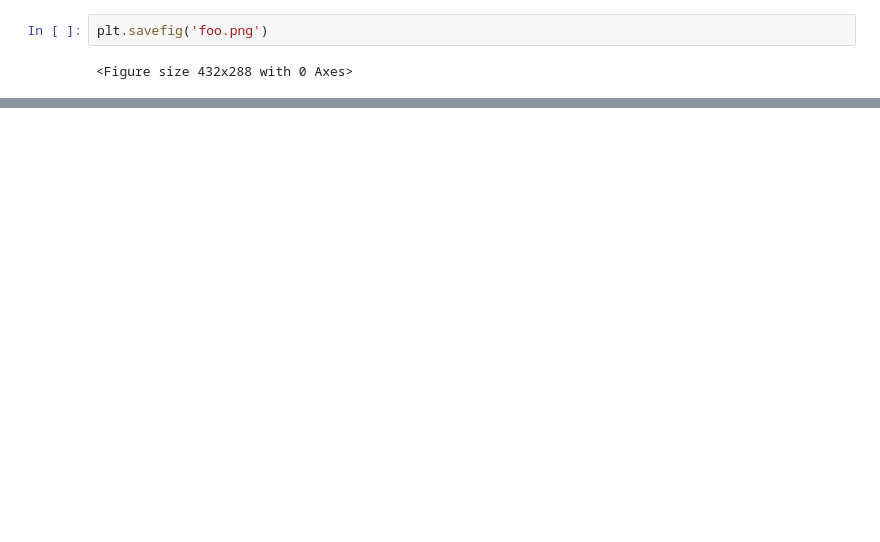
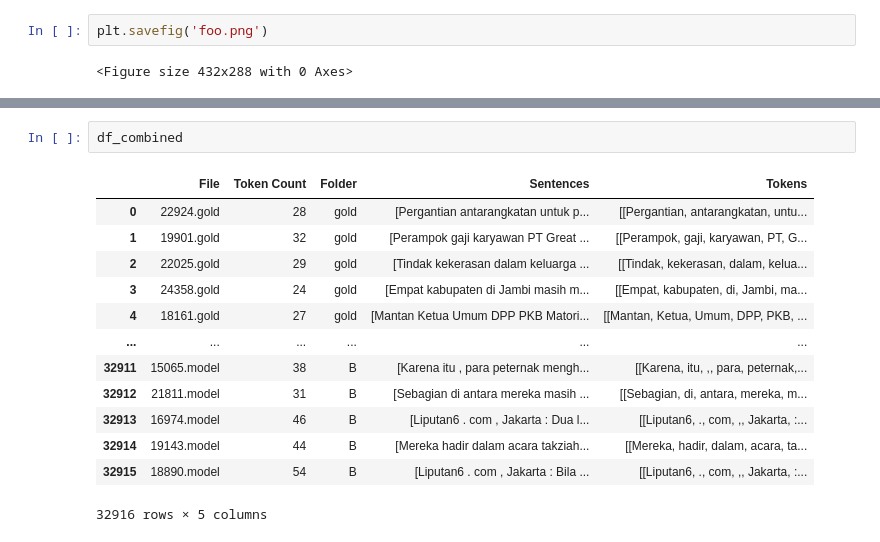
Before and after one commit to chilldenaya/refresh-bert, a Jupyter notebook: scripts/show_ROUGE_plot.ipynb, the cells around one changed output, grey strips where cells are left out. Cells and saved outputs as stored; diff of their text form; blank space fills up the shorter version.

```diff
--- a/scripts/show_ROUGE_plot.ipynb
+++ b/scripts/show_ROUGE_plot.ipynb
@@ -75,0 +195,16 @@ Pengurus Besar Nahdlatul Ulama mengaku tak kaget dengan sikap Matori itu .
+# %%
+df_combined
+# %% [output]
+|  | File | Token Count | Folder | Sentences | Tokens |
+| 0 | 22924.gold | 28 | gold | [Pergantian antarangkatan untuk p... | [[Pergantian, antarangkatan, untu... |
+| 1 | 19901.gold | 32 | gold | [Perampok gaji karyawan PT Great ... | [[Perampok, gaji, karyawan, PT, G... |
+| 2 | 22025.gold | 29 | gold | [Tindak kekerasan dalam keluarga ... | [[Tindak, kekerasan, dalam, kelua... |
+| 3 | 24358.gold | 24 | gold | [Empat kabupaten di Jambi masih m... | [[Empat, kabupaten, di, Jambi, ma... |
+| 4 | 18161.gold | 27 | gold | [Mantan Ketua Umum DPP PKB Matori... | [[Mantan, Ketua, Umum, DPP, PKB, ... |
+| ... | ... | ... | ... | ... | ... |
+| 32911 | 15065.model | 38 | B | [Karena itu , para peternak mengh... | [[Karena, itu, ,, para, peternak,... |
+| 32912 | 21811.model | 31 | B | [Sebagian di antara mereka masih ... | [[Sebagian, di, antara, mereka, m... |
+| 32913 | 16974.model | 46 | B | [Liputan6 . com , Jakarta : Dua l... | [[Liputan6, ., com, ,, Jakarta, :... |
+| 32914 | 19143.model | 44 | B | [Mereka hadir dalam acara takziah... | [[Mereka, hadir, dalam, acara, ta... |
+| 32915 | 18890.model | 54 | B | [Liputan6 . com , Jakarta : Bila ... | [[Liputan6, ., com, ,, Jakarta, :... |
+32916 rows × 5 columns
```
Also changed, not shown: parts of 14 cells of this notebook, 4 other files.
